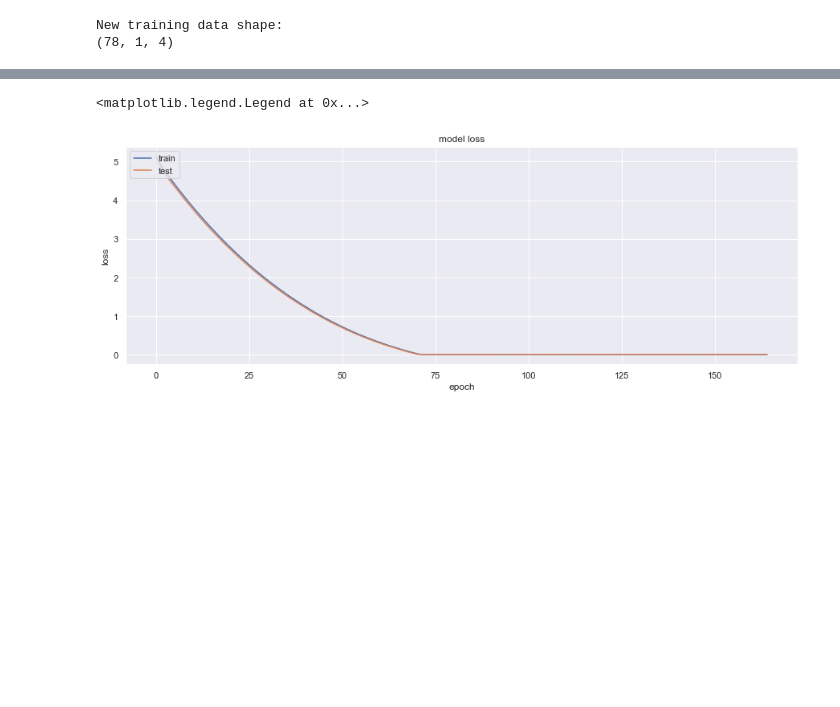
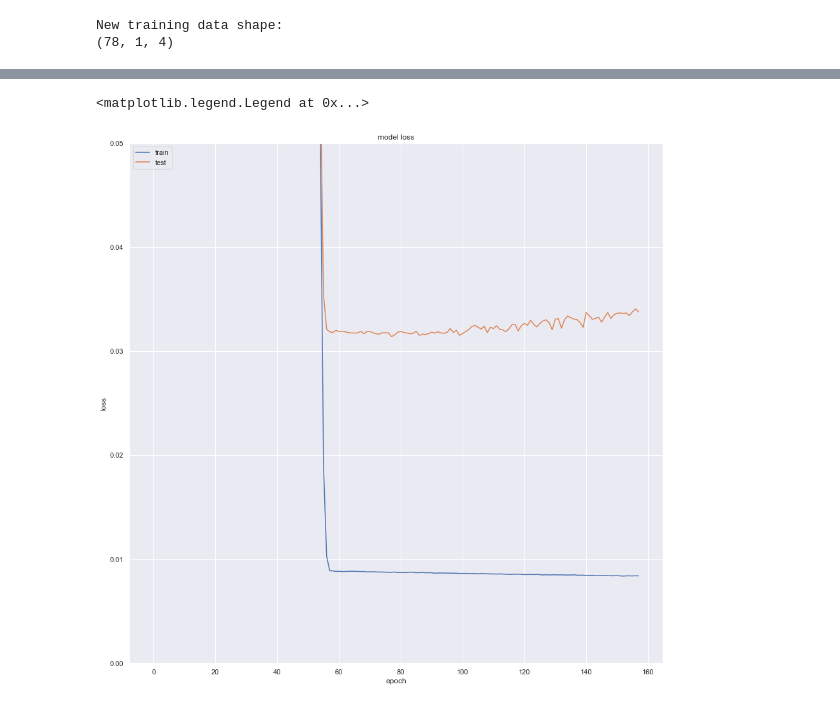
Before and after one commit to tax-k/KB_price_crawling, a Jupyter notebook: Run Gangnam LSTM.ipynb, the cells around one changed output, grey strips where cells are left out. Cells and saved outputs as stored; diff of their text form; code cells hidden in the pictures; blank space fills up the shorter version.

Commit message:
Change LSTM Cross Validation

```diff
--- a/Run Gangnam LSTM.ipynb
+++ b/Run Gangnam LSTM.ipynb
@@ -72,6 +110,6 @@ def select_gu_data(df, gu_name):
 BASE_PATH = './TimeSeries/'
 MODEL_NAME = 'LSTM'
 # %%
-gangnam = select_gu_data(data, 'Gangnam')
+gangnam = select_gu_data(data)
 print(GU_ENG_NAME)
 # %% [output]
@@ -180,0 +241,2 @@ array([0.10659095, 0.13813561, 0.22736977, 0.13145184, 0.25812596,
+# %%
+X, y = create_dataset(dataset, window_size)
@@ -180,0 +257,2 @@ array([0.10659095, 0.13813561, 0.22736977, 0.13145184, 0.25812596,
+# %%
+tscv = TimeSeriesSplit(n_splits=10)
@@ -213,7 +482,7 @@ def create_checkpoint(model_name):
 
 early_stopping = EarlyStopping(monitor='val_loss', min_delta=0.0001, patience=80,  verbose=1, mode='min')
 # %%
-def Model(train_X, train_Y, window_size = 1):
+def Model(train_X, train_Y, test_X, test_Y, window_size = 1):
     model = Sequential()
 #     model.add(LSTM(12,return_sequences=True, input_shape = (1, window_size)))
     model.add(LSTM ( 256,  activation = 'relu', inner_activation = 'hard_sigmoid' , bias_regularizer=L1L2(l1=0.01, l2=0.01),  input_shape =(1, window_size), return_sequences = False ))
@@ -233,8 +502,8 @@ def Model(train_X, train_Y, window_size = 1):
 
     checkloss = create_checkpoint(MODEL_NAME)
 
-    history = model.fit(train_X, train_Y, epochs = 500 ,batch_size=4, validation_split = 0.1,
-                        shuffle=True,
+    history = model.fit(train_X, train_Y, epochs = 2000 ,batch_size=4, validation_data=(test_X, test_Y),
+                        shuffle=False,
                         callbacks=[checkloss, early_stopping])
 
     return model, history
@@ -261,26 +512,27 @@ Epoch 00165: early stopping
 # %%
 import matplotlib.pyplot as plt
 import matplotlib.ticker as mtick
 
 T=25
 history_val_loss=[]
 
 for x in model[1].history['val_loss']:
     if x >= T:
         history_val_loss.append (T)
     else:
         history_val_loss.append( x )
 
-plt.figure(figsize = (15, 5))
+plt.figure(figsize = (15, 15))
 plt.plot(model[1].history['loss'])
 plt.plot(history_val_loss)
+plt.ylim([0.0, 0.05])
 plt.title('model loss')
 plt.ylabel('loss')
 plt.xlabel('epoch')
 plt.legend(['train', 'test'], loc='upper left')
 # %% [output]
 <matplotlib.legend.Legend at 0x...>
-[figure, old version]
+[figure, new version]
 # %%
 def predict_and_score(model, X, Y):
     pred = scaler.inverse_transform(model.predict(X))
```
Also changed, not shown: parts of 53 cells of this notebook.
